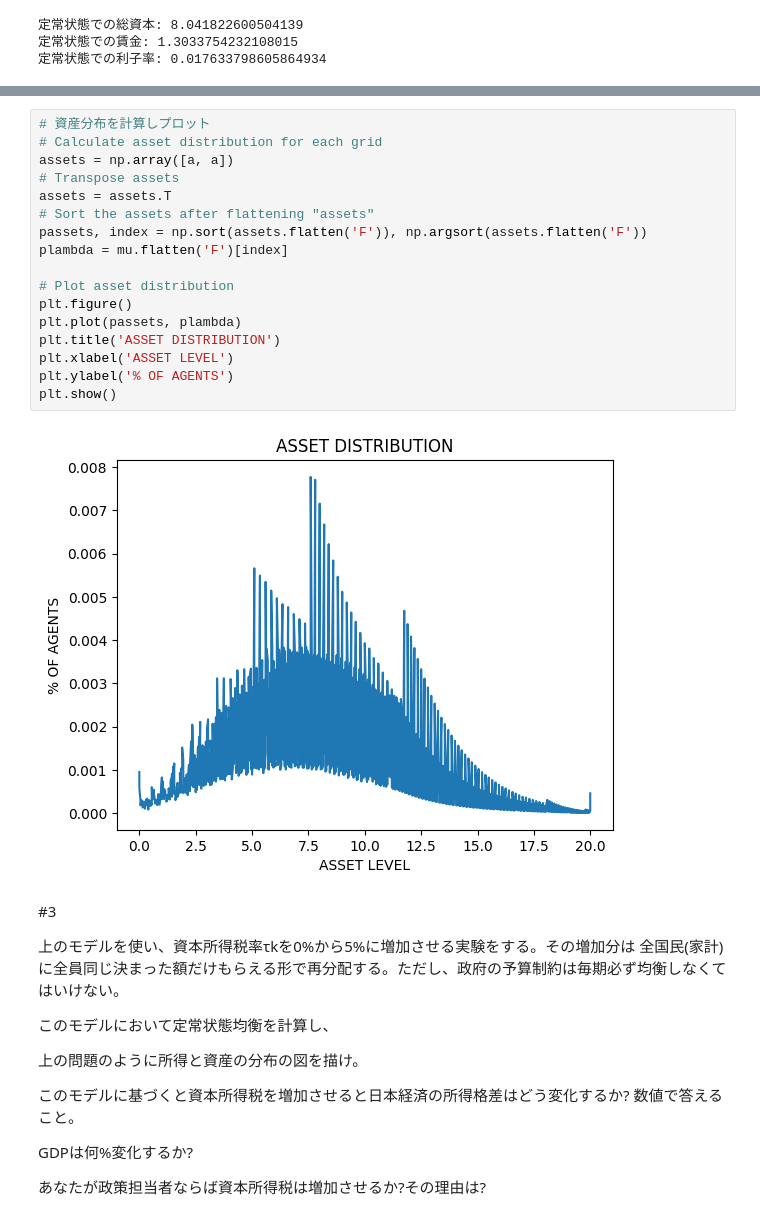
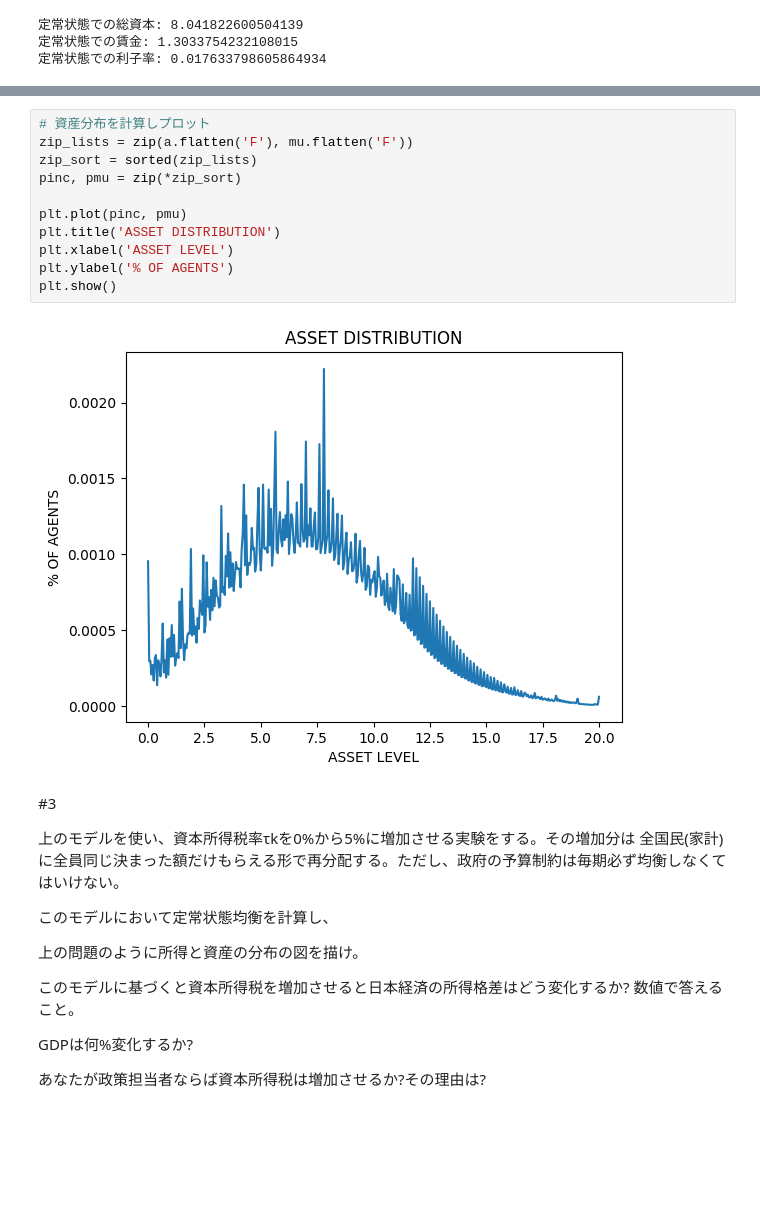
Before and after one commit to KoNozaki/quantmacro-hw, a Jupyter notebook: 定量的マクロ経済学_期末課題.ipynb, the cells around one changed output, grey strips where cells are left out. Cells and saved outputs as stored; diff of their text form; blank space fills up the shorter version.

```diff
--- a/定量的マクロ経済学_期末課題.ipynb
+++ b/定量的マクロ経済学_期末課題.ipynb
@@ -319,35 +317,27 @@ plt.show()
 [figure]
 # %%
 # 資産分布を計算しプロット
-# Calculate asset distribution for each grid
-assets = np.array([a, a])
-# Transpose assets
-assets = assets.T
-# Sort the assets after flattening "assets"
-passets, index = np.sort(assets.flatten('F')), np.argsort(assets.flatten('F'))
-plambda = mu.flatten('F')[index]
+zip_lists = zip(a.flatten('F'), mu.flatten('F'))
+zip_sort = sorted(zip_lists)
+pinc, pmu = zip(*zip_sort)
 
-# Plot asset distribution
-plt.figure()
-plt.plot(passets, plambda)
+plt.plot(pinc, pmu)
 plt.title('ASSET DISTRIBUTION')
 plt.xlabel('ASSET LEVEL')
 plt.ylabel('% OF AGENTS')
 plt.show()
 # %% [output]
-[figure, old version]
+[figure, new version]
 # %% [markdown]
 #3
 
-上のモデルを使い、資本所得税率τkを0%から5%に増加させる実験をする。その増加分は
-全国民(家計)に全員同じ決まった額だけもらえる形で再分配する。ただし、政府の予算制約は毎期必ず均衡しなくてはいけない。
+上のモデルを使い、資本所得税率τkを0%から5%に増加させる実験をする。その増加分は 全国民(家計)に全員同じ決まった額だけもらえる形で再分配する。ただし、政府の予算制約は毎期必ず均衡しなくてはいけない。
 
 このモデルにおいて定常状態均衡を計算し、
 
 上の問題のように所得と資産の分布の図を描け。
 
-このモデルに基づくと資本所得税を増加させると日本経済の所得格差はどう変化するか?
-数値で答えること。
+このモデルに基づくと資本所得税を増加させると日本経済の所得格差はどう変化するか? 数値で答えること。
 
 GDPは何%変化するか?
 
```
Also changed, not shown: parts of 24 cells of this notebook.
